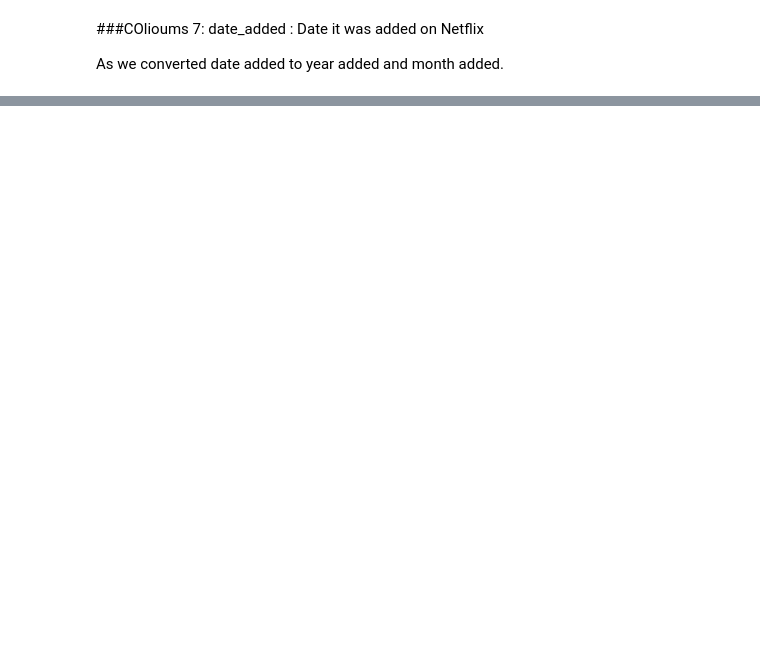
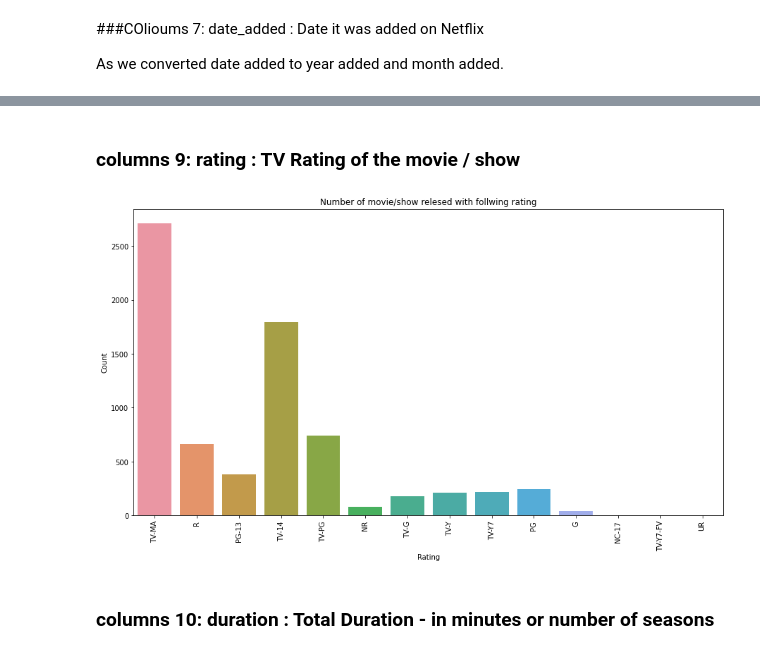
Before and after one commit to pranay2310/NETFLIX-MOVIES-AND-TV-SHOWS-CLUSTERING, a Jupyter notebook: NETFLIX_MOVIES_AND_TV_SHOWS_CLUSTERING.ipynb, the cells around one changed output, grey strips where cells are left out. Saved outputs shown, nothing was run; the diff lists cells and outputs as text; code cells hidden in the pictures; blank space fills up the shorter version.

```diff
--- a/NETFLIX_MOVIES_AND_TV_SHOWS_CLUSTERING.ipynb
+++ b/NETFLIX_MOVIES_AND_TV_SHOWS_CLUSTERING.ipynb
@@ -456,0 +388,14 @@ plt.show()
+# %% [markdown]
+### columns 9: rating : TV Rating of the movie / show
+# %%
+fig, ax = plt.subplots(figsize=(15, 8))
+sns.countplot(x="rating", data=data_copy)
+plt.title("Number of movie/show relesed with follwing rating")
+plt.xlabel("Rating")
+plt.ylabel("Count")
+plt.xticks(rotation =90)
+plt.show()
+# %% [output]
+[figure, added]
+# %% [markdown]
+### columns 10: duration : Total Duration - in minutes or number of seasons
```
Also changed, not shown: parts of 64 cells of this notebook.
